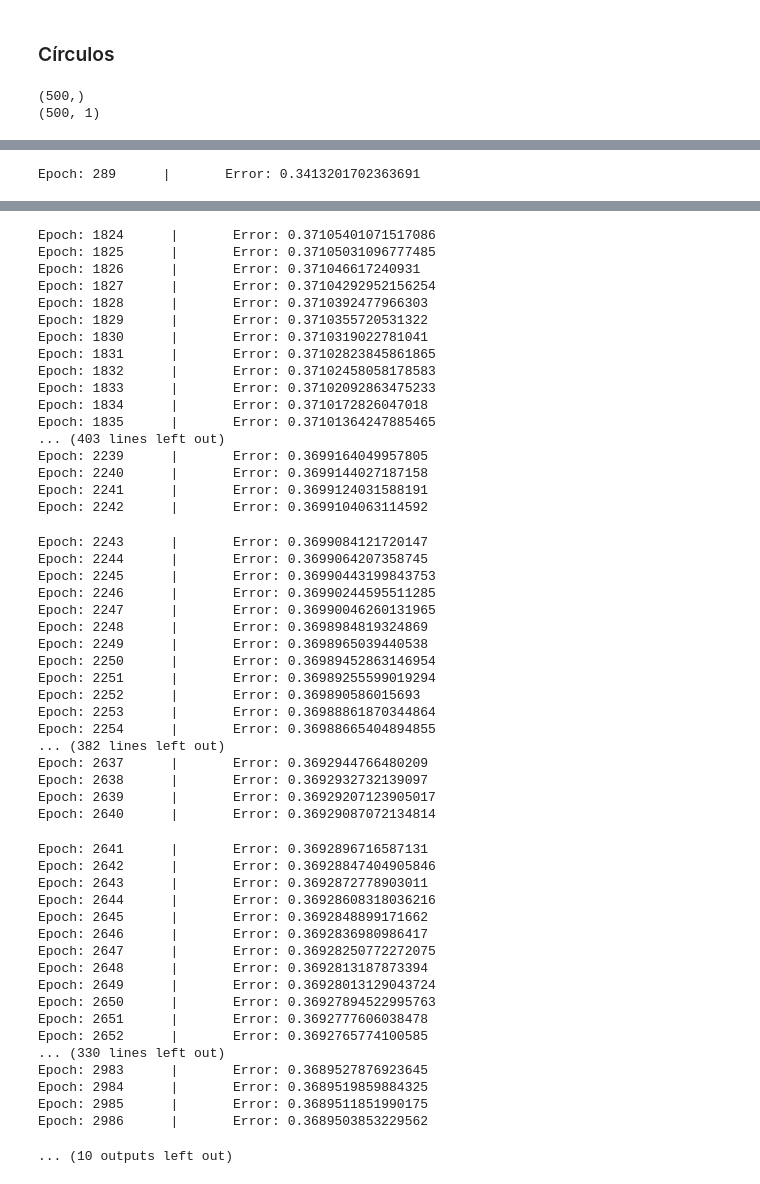
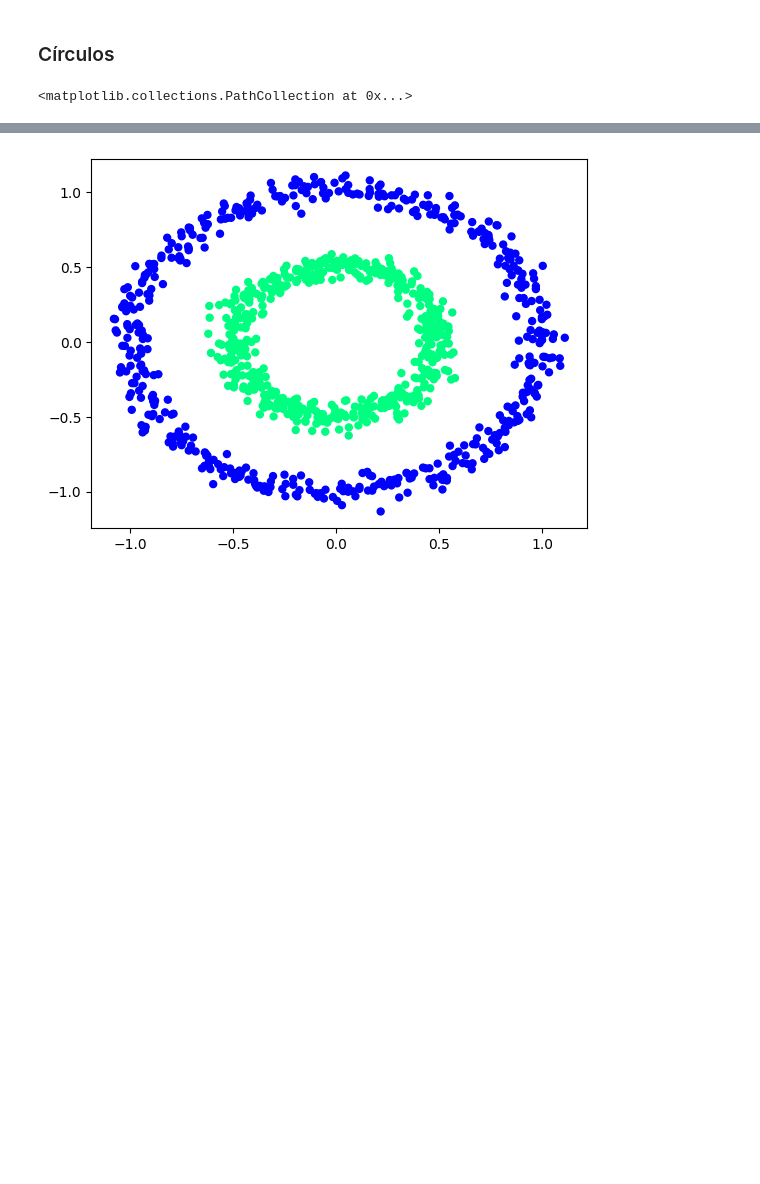
Before and after one commit to SergioPachonDotor/NeuralNetwork_v1.0, a Jupyter notebook: NeuralNetwork.ipynb, the cells around one changed output, grey strips where cells are left out. Drawn from its saved outputs; the diff is of its cells as text; code cells hidden in the pictures; blank space fills up the shorter version.

```diff
--- a/NeuralNetwork.ipynb
+++ b/NeuralNetwork.ipynb
@@ -76,21 +92,14 @@ Epoch: 999      |       Error: 0.9668586348779877
 ### Círculos
 # %%
 # CIRCLES
-from sklearn.datasets import make_moons, make_circles
+from sklearn.datasets import make_circles
 
 red_circulos = nnw.crear_modelo_de_red([2, 4, 8, 1])
 
-X, Y = make_circles(n_samples = 500, noise = 0.05, factor = 0.5)
-print(Y.shape)
+X, Y = make_circles(n_samples = 1000, noise = 0.05, factor = 0.5)
 Y = Y.reshape(len(X), 1)
-print(Y.shape)
-
-red_de_circulos_entrenada = nnw.entrenar_red_neuronal(red_circulos, nnw.sigmoide, nnw.mean_squared_error,valor_de_prediccion=X, valor_real=Y, epochs=5000, tasa_de_aprendizaje=0.1)
-
+red_de_circulos_entrenada = nnw.entrenar_red_neuronal(red_circulos, nnw.sigmoide, nnw.mean_squared_error,valor_de_prediccion=X, valor_real=Y, epochs=10000, tasa_de_aprendizaje=0.05)
 y_test = nnw.predecir(X, red_de_circulos_entrenada, nnw.sigmoide)
-
 plt.scatter(X[:,0], X[:,1], c = y_test, cmap = 'winter', s = 25)
-# plt.savefig('Circle_fitted.jpg')
 # %% [output]
-(500,)
-(500, 1)
+<matplotlib.collections.PathCollection at 0x...>
@@ -114 +105,0 @@ Epoch: 288      |       Error: 0.34138466322281386
-Epoch: 289      |       Error: 0.3413201702363691
@@ -217,52 +106 @@ Epoch: 1823      |       Error: 0.3710577164962339
-Epoch: 1824      |       Error: 0.37105401071517086
-Epoch: 1825      |       Error: 0.37105031096777485
-Epoch: 1826      |       Error: 0.371046617240931
-Epoch: 1827      |       Error: 0.37104292952156254
-Epoch: 1828      |       Error: 0.3710392477966303
-Epoch: 1829      |       Error: 0.3710355720531322
-Epoch: 1830      |       Error: 0.3710319022781041
-Epoch: 1831      |       Error: 0.37102823845861865
-Epoch: 1832      |       Error: 0.37102458058178583
-Epoch: 1833      |       Error: 0.37102092863475233
-Epoch: 1834      |       Error: 0.3710172826047018
-Epoch: 1835      |       Error: 0.37101364247885465
-... (403 lines left out)
-Epoch: 2239      |       Error: 0.3699164049957805
-Epoch: 2240      |       Error: 0.3699144027187158
-Epoch: 2241      |       Error: 0.3699124031588191
-Epoch: 2242      |       Error: 0.3699104063114592
-Epoch: 2243      |       Error: 0.3699084121720147
-Epoch: 2244      |       Error: 0.3699064207358745
-Epoch: 2245      |       Error: 0.36990443199843753
-Epoch: 2246      |       Error: 0.36990244595511285
-Epoch: 2247      |       Error: 0.36990046260131965
-Epoch: 2248      |       Error: 0.3698984819324869
-Epoch: 2249      |       Error: 0.3698965039440538
-Epoch: 2250      |       Error: 0.36989452863146954
-Epoch: 2251      |       Error: 0.36989255599019294
-Epoch: 2252      |       Error: 0.369890586015693
-Epoch: 2253      |       Error: 0.36988861870344864
-Epoch: 2254      |       Error: 0.36988665404894855
-... (382 lines left out)
-Epoch: 2637      |       Error: 0.3692944766480209
-Epoch: 2638      |       Error: 0.3692932732139097
-Epoch: 2639      |       Error: 0.36929207123905017
-Epoch: 2640      |       Error: 0.36929087072134814
-Epoch: 2641      |       Error: 0.3692896716587131
-Epoch: 2642      |       Error: 0.36928847404905846
-Epoch: 2643      |       Error: 0.3692872778903011
-Epoch: 2644      |       Error: 0.36928608318036216
-Epoch: 2645      |       Error: 0.3692848899171662
-Epoch: 2646      |       Error: 0.3692836980986417
-Epoch: 2647      |       Error: 0.36928250772272075
-Epoch: 2648      |       Error: 0.3692813187873394
-Epoch: 2649      |       Error: 0.36928013129043724
-Epoch: 2650      |       Error: 0.36927894522995763
-Epoch: 2651      |       Error: 0.3692777606038478
-Epoch: 2652      |       Error: 0.3692765774100585
-... (330 lines left out)
-Epoch: 2983      |       Error: 0.3689527876923645
-Epoch: 2984      |       Error: 0.3689519859884325
-Epoch: 2985      |       Error: 0.3689511851990175
-Epoch: 2986      |       Error: 0.3689503853229562
-... (10 outputs left out)
+[figure, added]
```
Also changed, not shown: parts of 11 cells of this notebook, 7 other files.
